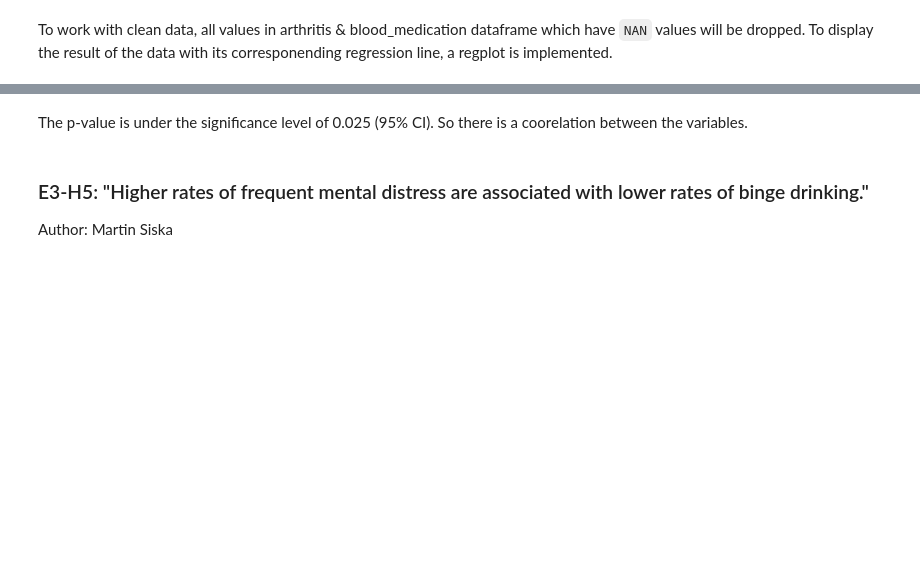
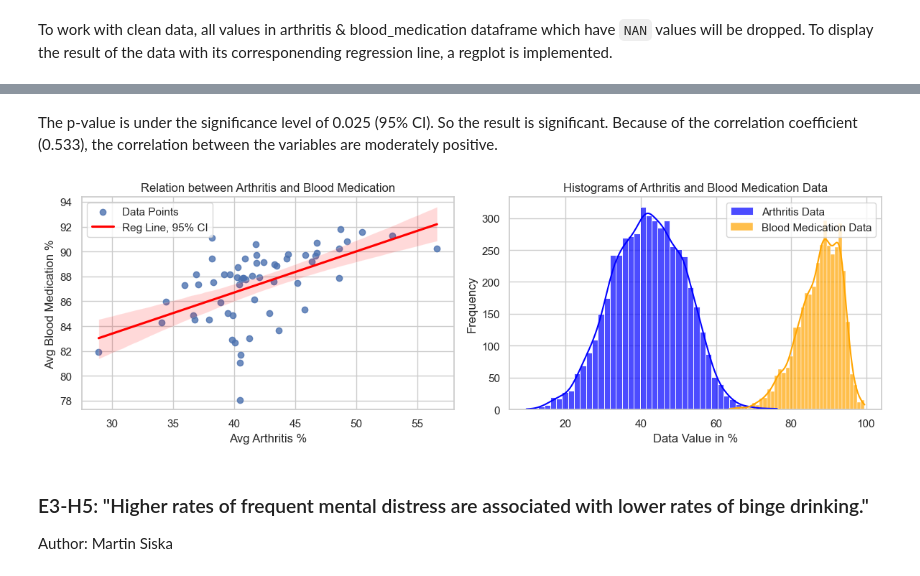
Before and after one commit to toporek3112/de_python_project, a Jupyter notebook: prj01.ipynb, the cells around one changed output, grey strips where cells are left out. Cells and saved outputs as stored; diff of their text form; code cells hidden in the pictures; blank space fills up the shorter version.

```diff
--- a/prj01.ipynb
+++ b/prj01.ipynb
@@ -569,5 +554,27 @@ correlation_coefficient, p_value
 # %% [markdown]
-The p-value is under the significance level of 0.025 (95% CI). So there is a coorelation between the variables.
+The p-value is under the significance level of 0.025 (95% CI). So the result is significant. Because of the correlation coefficient (0.533), the correlation between the variables are moderately positive.
+# %%
+#For the report
+
+fig, axs = plt.subplots(1, 2, figsize=(12, 4))
+
+sns.regplot(data=df_avg, x='Average Arthritis', y='Average Blood Medication', ci=95, fit_reg=True, line_kws={'color':'red'}, truncate=True, ax=axs[0])
+axs[0].set_xlabel('Avg Arthritis %')
+axs[0].set_ylabel('Avg Blood Medication %')
+axs[0].set_title('Relation between Arthritis and Blood Medication')
+axs[0].legend(['Data Points', "Reg Line, 95% CI"])
+
+sns.histplot(arthritis_data["Data_Value"], kde=True, label="Arthritis Data", color="blue", alpha=0.7, ax=axs[1])
+sns.histplot(blood_medication_data["Data_Value"], kde=True, label="Blood Medication Data", color="orange", alpha=0.7, ax=axs[1])
+axs[1].legend()
+axs[1].set_xlabel("Data Value in %")
+axs[1].set_ylabel("Frequency")
+axs[1].set_title("Histograms of Arthritis and Blood Medication Data")
+
+plt.tight_layout()
+plt.show()
+# %% [output]
+[figure, added]
 # %% [markdown]
 ### E3-H5: "Higher rates of frequent mental distress are associated with lower rates of binge drinking."
 Author: Martin Siska
```
Also changed, not shown: parts of 17 cells of this notebook.
